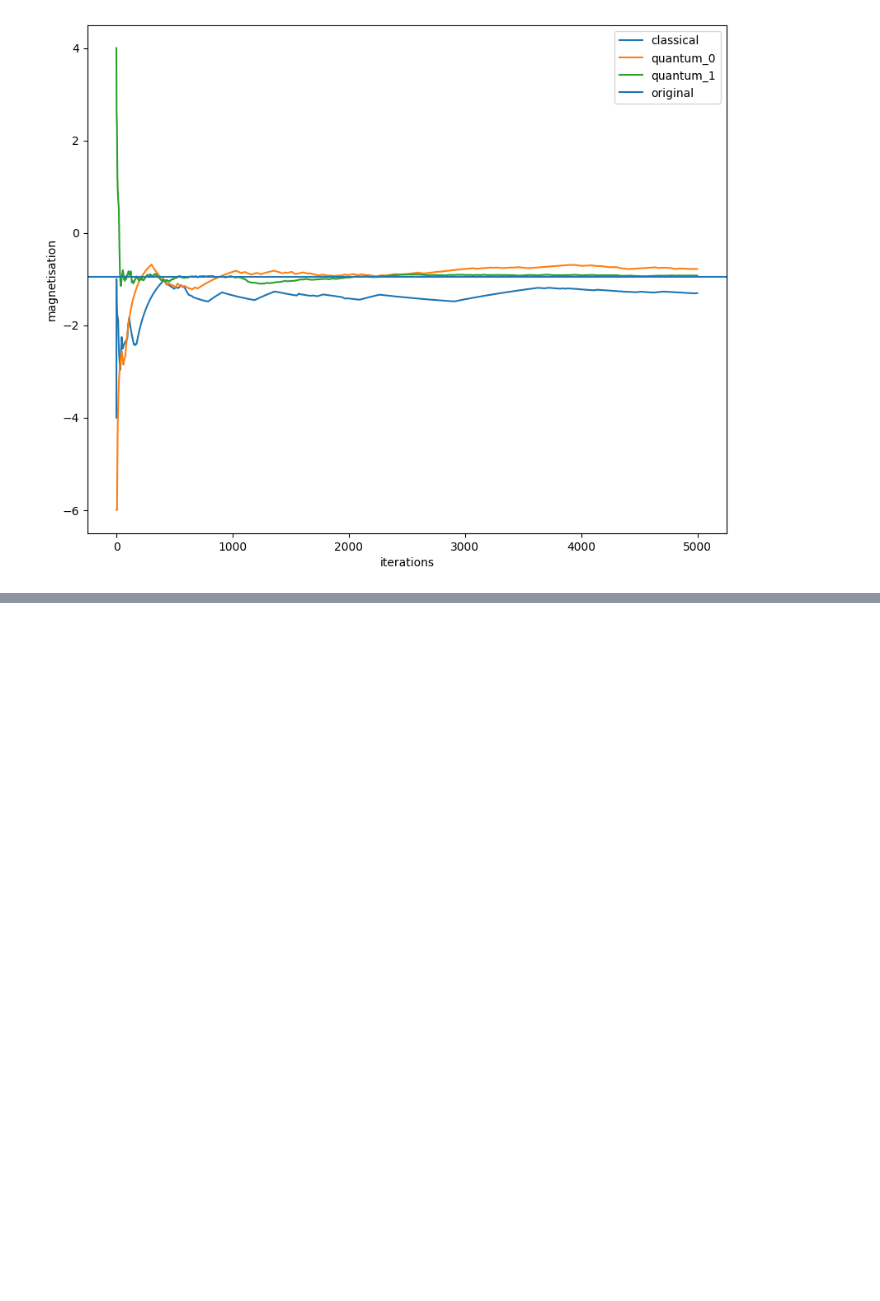
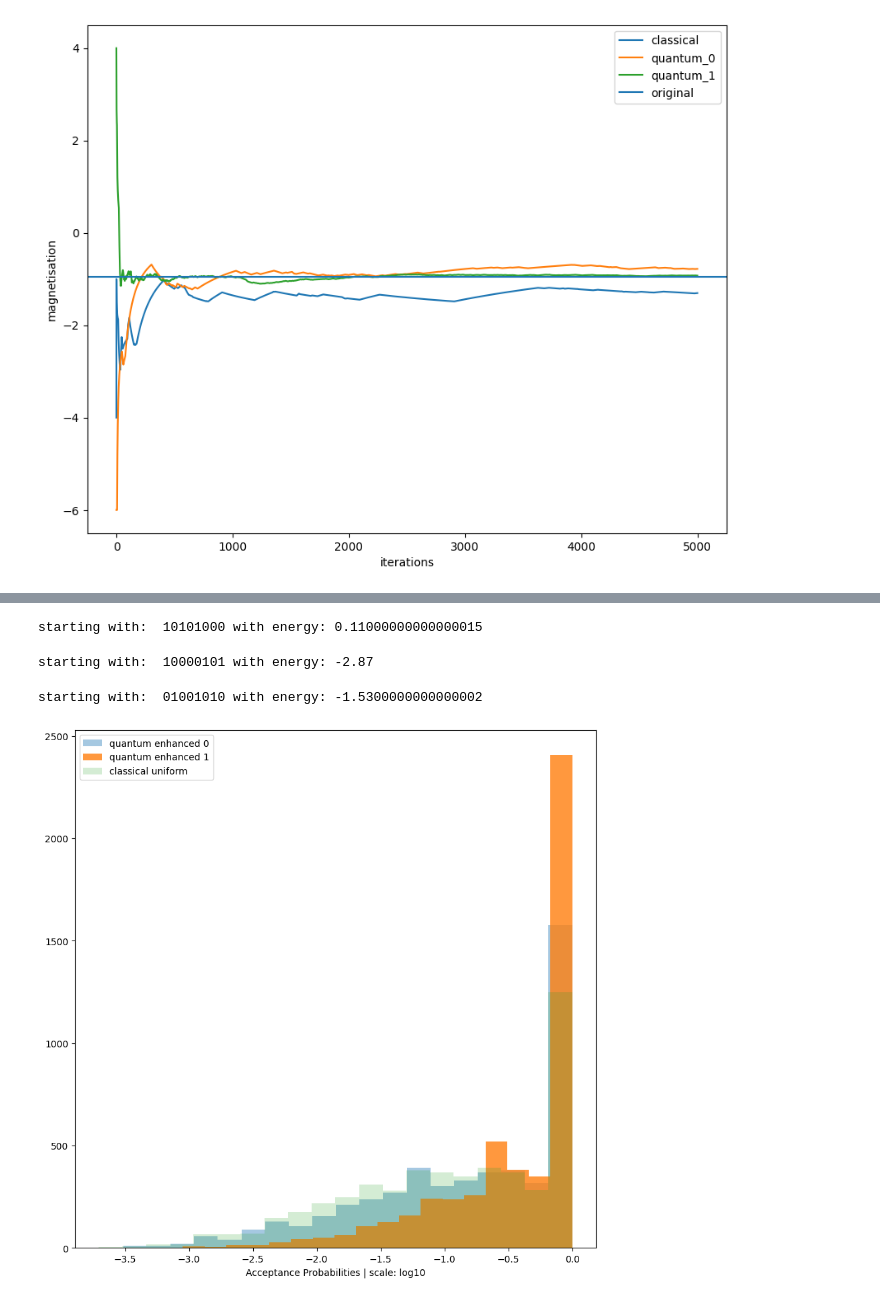
Before and after one commit to pafloxy/qhack-project-raflaneq, a Jupyter notebook: proposal_matrix.ipynb, the cells around one changed output, grey strips where cells are left out. Cells and saved outputs as stored; diff of their text form; code cells hidden in the pictures; blank space fills up the shorter version.

```diff
--- a/proposal_matrix.ipynb
+++ b/proposal_matrix.ipynb
@@ -386,0 +467,28 @@ plt.show()
+# %%
+qchain_0 = build_mcmc_from_transition_dict(5000, esm_model, transition_dict, temperature= temperature, verbose= True, include_asymmetry=False)
+cchain = classical_mcmc(5000, esm_model,temperature= temperature, verbose=True)
+qchain_1 = quantum_enhanced_mcmc(5000, model, temperature= temperature, verbose= True)
+qtrj_0 = get_trajectory_statistics(qchain_0, esm_model, verbose=False)
+qtrj_1 = get_trajectory_statistics(qchain_1, esm_model, verbose=False)
+ctrj = get_trajectory_statistics(cchain, esm_model, verbose=False)
+# %% [output]
+starting with:  10101000 with energy: 0.11000000000000015
+starting with:  10000101 with energy: -2.87
+starting with:  01001010 with energy: -1.5300000000000002
+# %%
+plt.figure(figsize=(10,10))
+
+plt.hist(np.log10(qtrj_0['acceptance_prob']),label= 'quantum enhanced 0' , alpha= 0.4, bins= 20)
+
+plt.hist(np.log10(qtrj_1['acceptance_prob']),label= 'quantum enhanced 1' , alpha= 0.8, bins= 20)
+
+plt.hist(np.log10(ctrj['acceptance_prob']),label= 'classical uniform' ,alpha= 0.2, bins= 20)
+
+# plt.xscale("log")
+
+plt.xlabel("Acceptance Probabilities | scale: log10")
+# plt.ylabel("Hamming Distance")
+plt.legend()
+plt.show()
+# %% [output]
+[figure, added]
```
Also changed, not shown: parts of 14 cells of this notebook, 2 other files.
